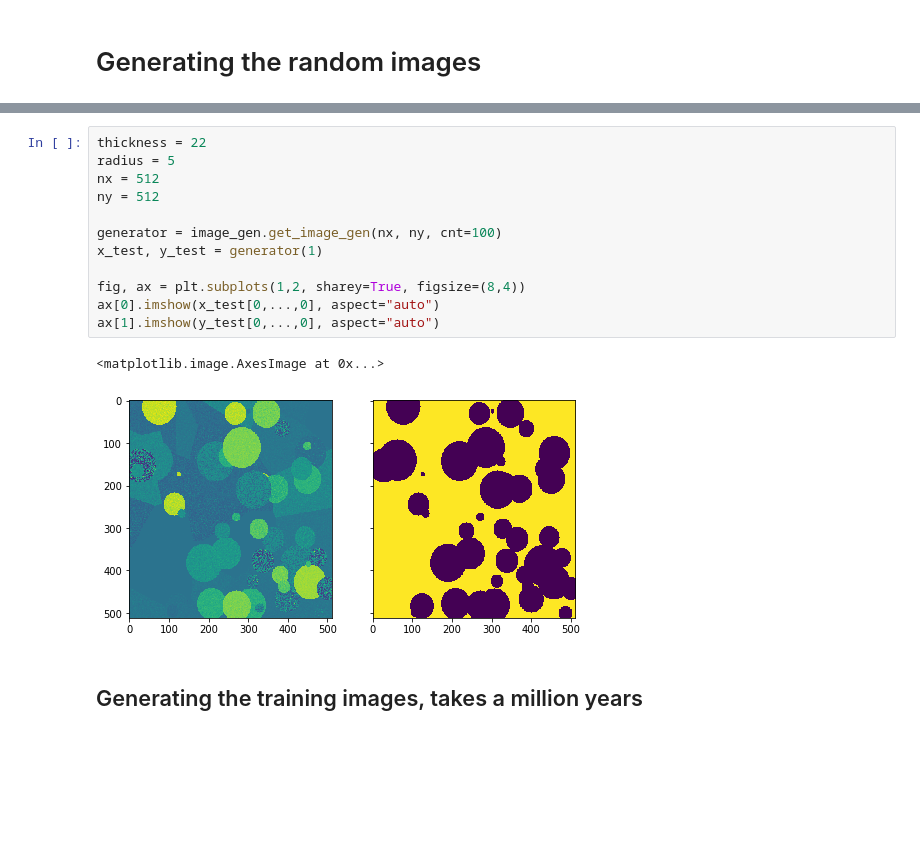
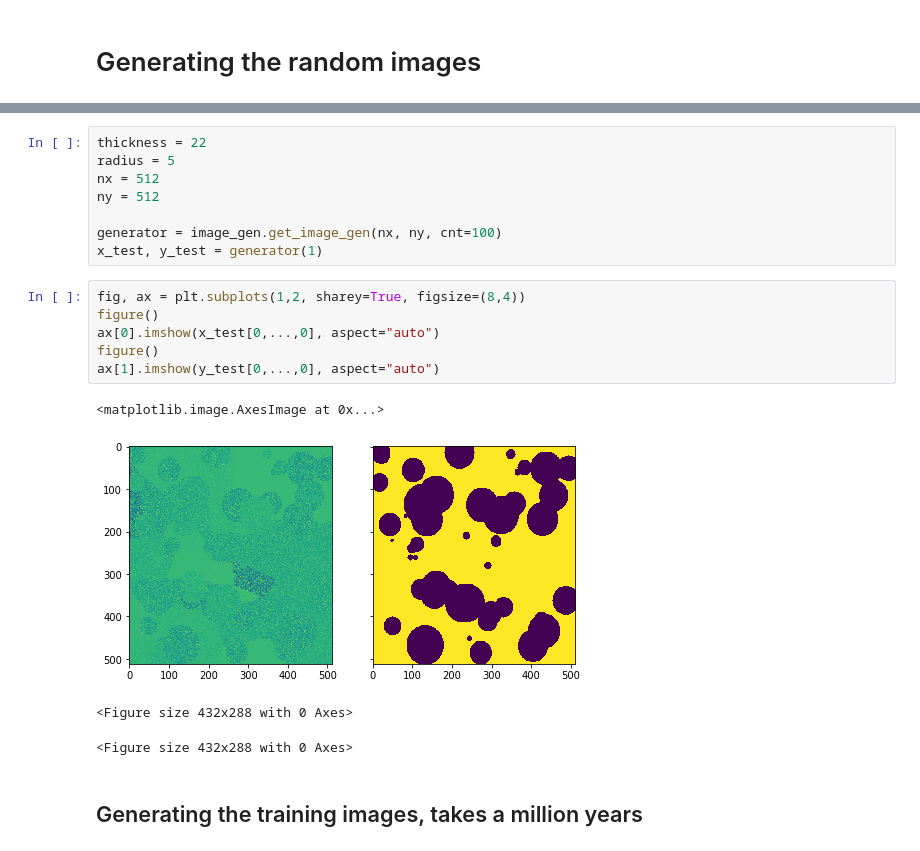
Before and after one commit to jerichooconnell/unet, a Jupyter notebook: image_generator/image_generator.ipynb, the cells around one changed output, grey strips where cells are left out. Drawn from its saved outputs; the diff is of its cells as text; blank space fills up the shorter version.

```diff
--- a/image_generator/image_generator.ipynb
+++ b/image_generator/image_generator.ipynb
@@ -10,18 +13,22 @@ ImportError: No module named 'matlab'
+# %%
+thickness = 22
+radius = 5
+nx = 512
+ny = 512
+
+generator = image_gen.get_image_gen(nx, ny, cnt=100)
+x_test, y_test = generator(1)
 # %%
-thickness = 22
-radius = 5
-nx = 512
-ny = 512
-
-generator = image_gen.get_image_gen(nx, ny, cnt=100)
-x_test, y_test = generator(1)
-
 fig, ax = plt.subplots(1,2, sharey=True, figsize=(8,4))
+figure()
 ax[0].imshow(x_test[0,...,0], aspect="auto")
+figure()
 ax[1].imshow(y_test[0,...,0], aspect="auto")
 # %% [output]
 <matplotlib.image.AxesImage at 0x...>
-[figure, old version]
+[figure, new version]
+<Figure size 432x288 with 0 Axes>
+<Figure size 432x288 with 0 Axes>
 # %% [markdown]
 ## Generating the training images, takes a million years
 # %%
```
Also changed, not shown: parts of 1 cell of this notebook, 2 other files.
